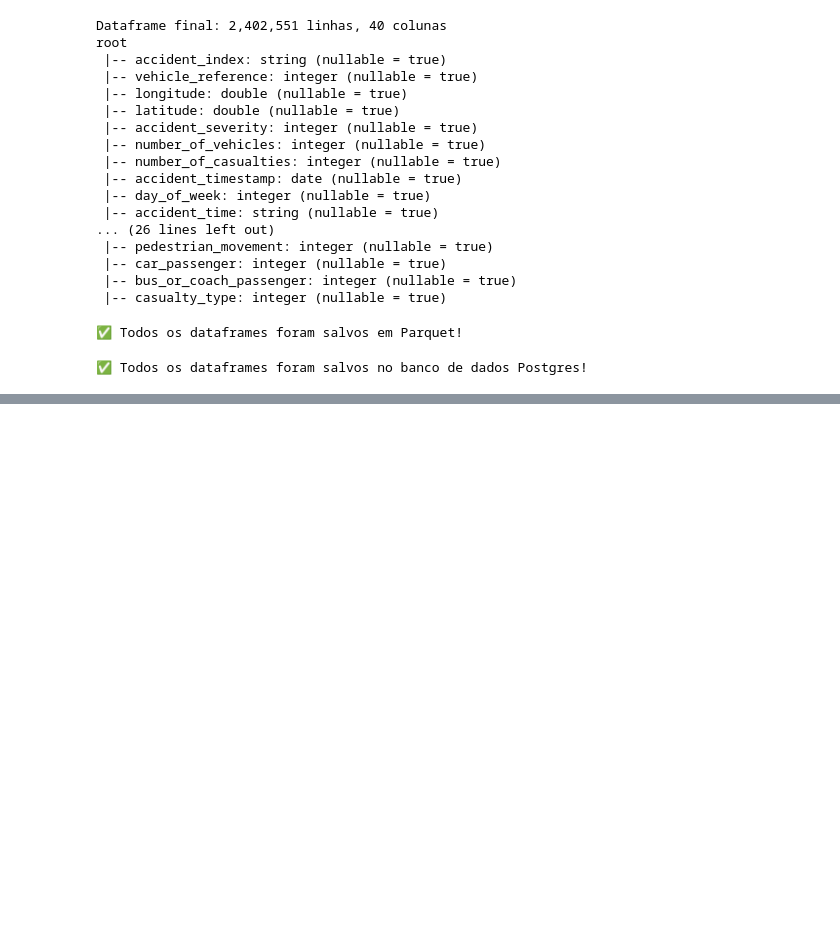
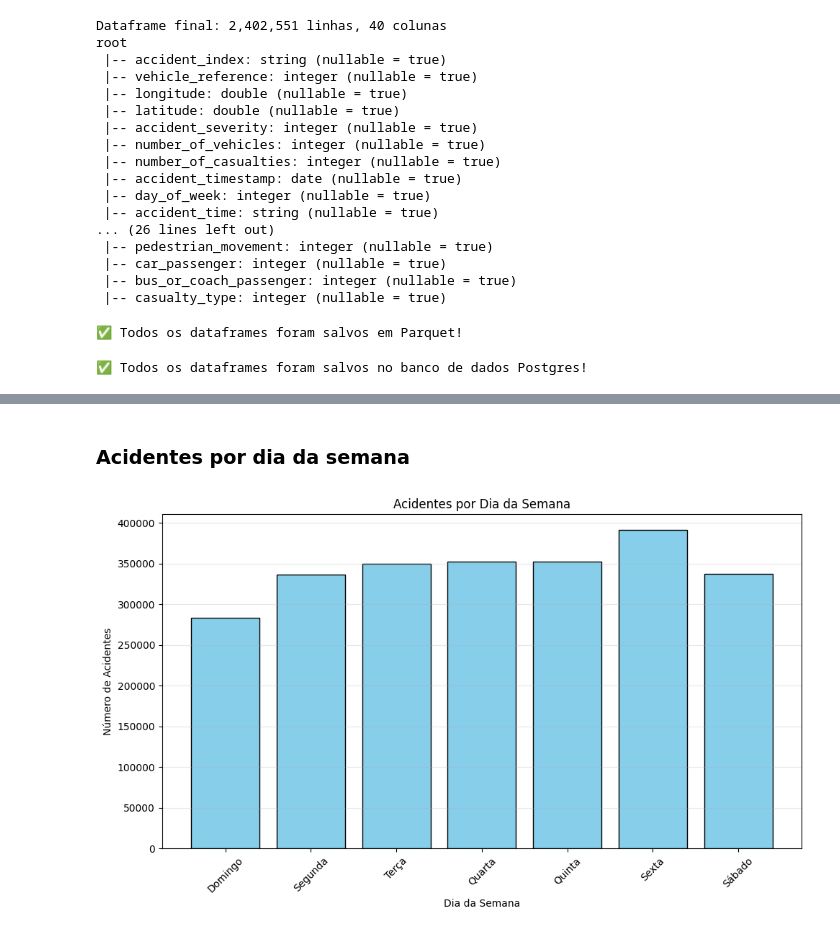
Before and after one commit to Data-Crash/dw-medallion, a Jupyter notebook: silver/etl/etl.ipynb, the cells around one changed output, grey strips where cells are left out. Drawn from its saved outputs; the diff is of its cells as text; code cells hidden in the pictures; blank space fills up the shorter version.

Commit message:
fix(data): Correção ETL
Co-authored-by: Caio Berg Carlos Leite <caioberg09@gmail.com>
Co-authored-by: Luana Medeiros <luanalm02@gmail.com>
Co-authored-by: Silas Neres de Souza <silasneres75@gmail.com>

```diff
--- a/silver/etl/etl.ipynb
+++ b/silver/etl/etl.ipynb
@@ -551,0 +570,18 @@ plt.show()
+# %% [markdown]
+### Acidentes por dia da semana
+# %%
+day_data = df_joined.groupBy("day_of_week").count().orderBy("day_of_week").toPandas()
+days_map = {1: 'Domingo', 2: 'Segunda', 3: 'Terça', 4: 'Quarta', 5: 'Quinta', 6: 'Sexta', 7: 'Sábado'}
+day_data['day_name'] = day_data['day_of_week'].map(days_map)
+
+plt.figure(figsize=(10, 6))
+plt.bar(day_data['day_name'], day_data['count'], color='skyblue', edgecolor='black')
+plt.xlabel('Dia da Semana')
+plt.ylabel('Número de Acidentes')
+plt.title('Acidentes por Dia da Semana')
+plt.xticks(rotation=45)
+plt.grid(True, alpha=0.3, axis='y')
+plt.tight_layout()
+plt.show()
+# %% [output]
+[figure, added]
```
Also changed, not shown: parts of 15 cells of this notebook, 7 other files.
